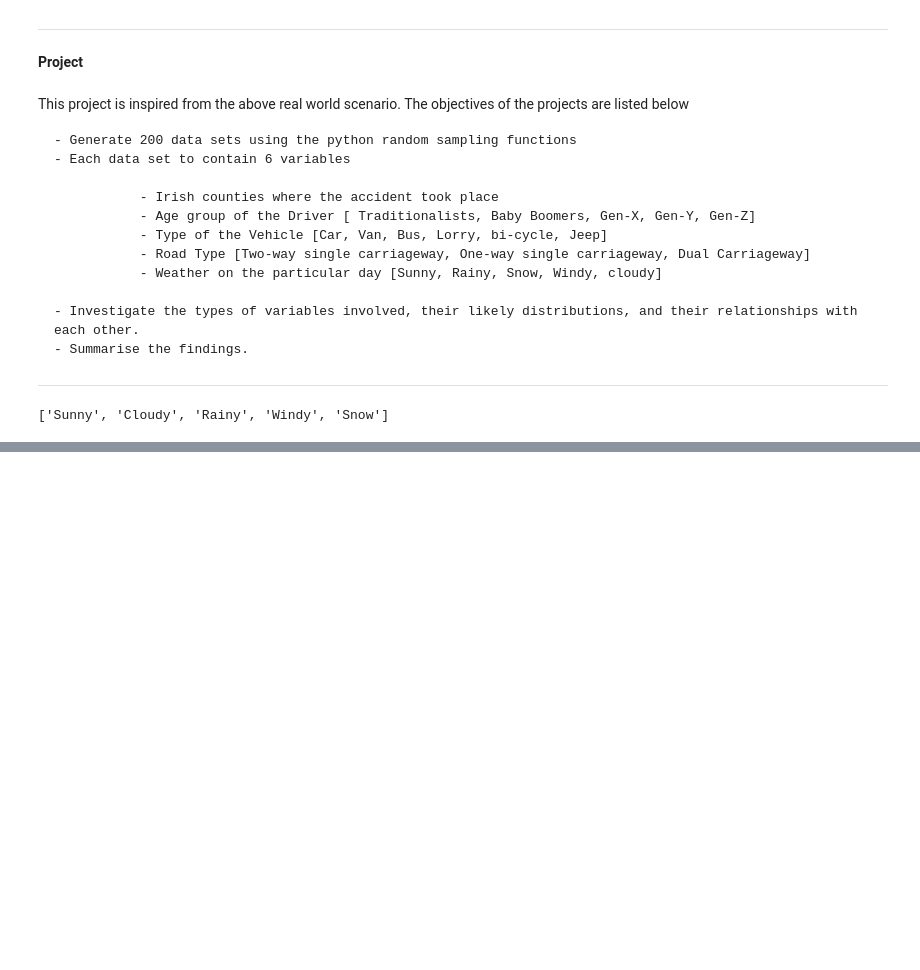
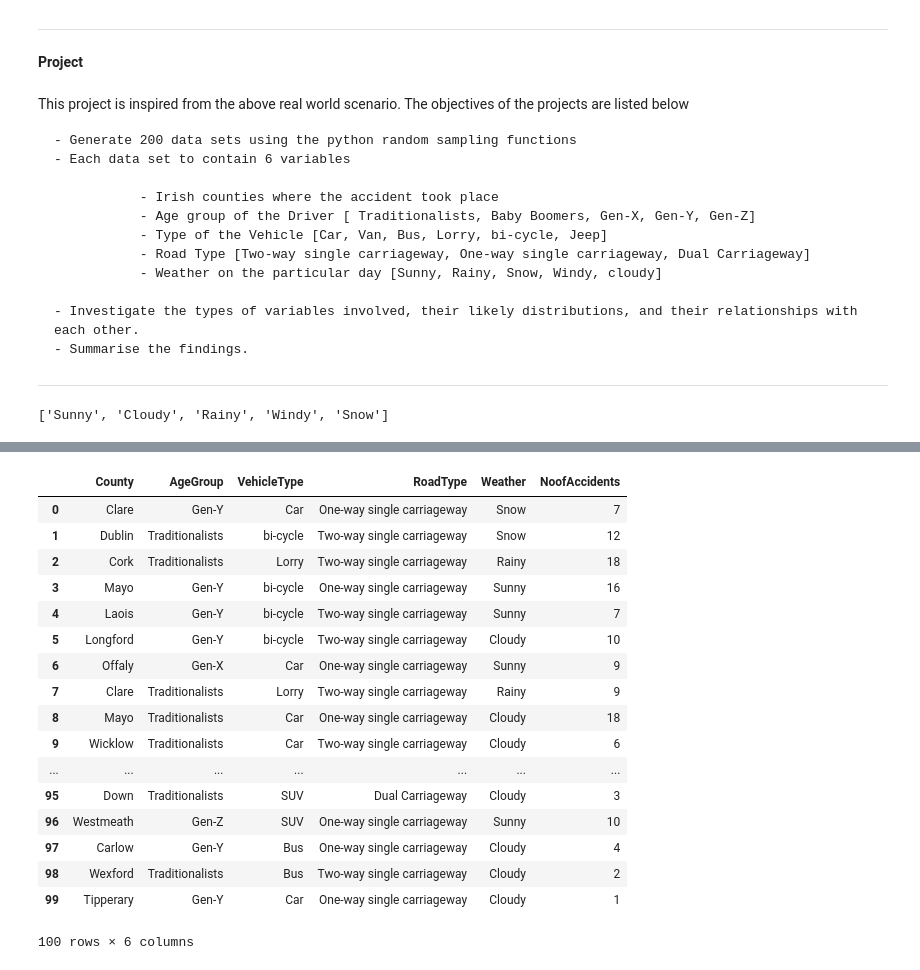
Before and after one commit to SomanathanSubramaniyan/PDA-Project, a Jupyter notebook: Programming for Data Analysis - Project.ipynb, the cells around one changed output, grey strips where cells are left out. Cells and saved outputs as stored; diff of their text form; code cells hidden in the pictures; blank space fills up the shorter version.

```diff
--- a/Programming for Data Analysis - Project.ipynb
+++ b/Programming for Data Analysis - Project.ipynb
@@ -183,0 +190,55 @@ a_df
+# %%
+#Populate the number of accidents based on few rules. The below are considered while framing the rules.
+###The below facts are based on RSA.ie website. Road deaths in the years 2015,2016 and 2017###
+#Maximum number of death in road accidents happened in the counties Dublin, cork, Donegal and Maya [RSA.ie]
+#Maximum number of death in road accidents involve Generation Z and the Traditionalist
+#Maximum number of death in road accidents happend "Two-Way" single carriageway
+
+#The below rules are based on the assumption that more number of accidents happen on the below conditions
+# weather -- rain, Wind and snow
+# Vechicle type -- car and SUV
+
+mCounty = ['Kildare','Dublin','Cork','Mayo']
+mAgeGroup = ['Traditionalists', 'Gen-Z']
+mVehicleType = ['Car','SUV']
+mRoadType = ['Two-way single carriageway', 'One-way single carriageway']
+mWeather = ['Rainy', 'Windy','Snow']
+
+
+
+for index, row in dataset.iterrows():
+    if (row['County'] in mCounty) and (row['AgeGroup'] in mAgeGroup) and (row['VehicleType'] in mVehicleType) and \
+            (row['RoadType'] in mRoadType) and (row['Weather'] in mWeather):
+        row['NoofAccidents'] = random.randint(15,50)
+    elif (row['County'] in mCounty) and (row['AgeGroup'] in mAgeGroup) and (row['VehicleType'] in mVehicleType) and \
+            (row['RoadType'] in mRoadType):
+        row['NoofAccidents'] = random.randint(15,40)
+    elif (row['County'] in mCounty) and (row['AgeGroup'] in mAgeGroup) and (row['VehicleType'] in mVehicleType):
+        row['NoofAccidents'] = random.randint(15,35)
+    elif (row['County'] in mCounty) and (row['AgeGroup'] in mAgeGroup):
+        row['NoofAccidents'] = random.randint(5,30)
+    elif (row['County'] in mCounty):
+        row['NoofAccidents'] = random.randint(5,20)
+    else:
+        row['NoofAccidents'] = random.randint(1, 10)
+
+dataset
+# %% [output]
+|  | County | AgeGroup | VehicleType | RoadType | Weather | NoofAccidents |
+| 0 | Clare | Gen-Y | Car | One-way single carriageway | Snow | 7 |
+| 1 | Dublin | Traditionalists | bi-cycle | Two-way single carriageway | Snow | 12 |
+| 2 | Cork | Traditionalists | Lorry | Two-way single carriageway | Rainy | 18 |
+| 3 | Mayo | Gen-Y | bi-cycle | One-way single carriageway | Sunny | 16 |
+| 4 | Laois | Gen-Y | bi-cycle | Two-way single carriageway | Sunny | 7 |
+| 5 | Longford | Gen-Y | bi-cycle | Two-way single carriageway | Cloudy | 10 |
+| 6 | Offaly | Gen-X | Car | One-way single carriageway | Sunny | 9 |
+| 7 | Clare | Traditionalists | Lorry | Two-way single carriageway | Rainy | 9 |
+| 8 | Mayo | Traditionalists | Car | One-way single carriageway | Cloudy | 18 |
+| 9 | Wicklow | Traditionalists | Car | Two-way single carriageway | Cloudy | 6 |
+| ... | ... | ... | ... | ... | ... | ... |
+| 95 | Down | Traditionalists | SUV | Dual Carriageway | Cloudy | 3 |
+| 96 | Westmeath | Gen-Z | SUV | One-way single carriageway | Sunny | 10 |
+| 97 | Carlow | Gen-Y | Bus | One-way single carriageway | Cloudy | 4 |
+| 98 | Wexford | Traditionalists | Bus | Two-way single carriageway | Cloudy | 2 |
+| 99 | Tipperary | Gen-Y | Car | One-way single carriageway | Cloudy | 1 |
+100 rows × 6 columns
```
Also changed, not shown: parts of 3 cells of this notebook.
